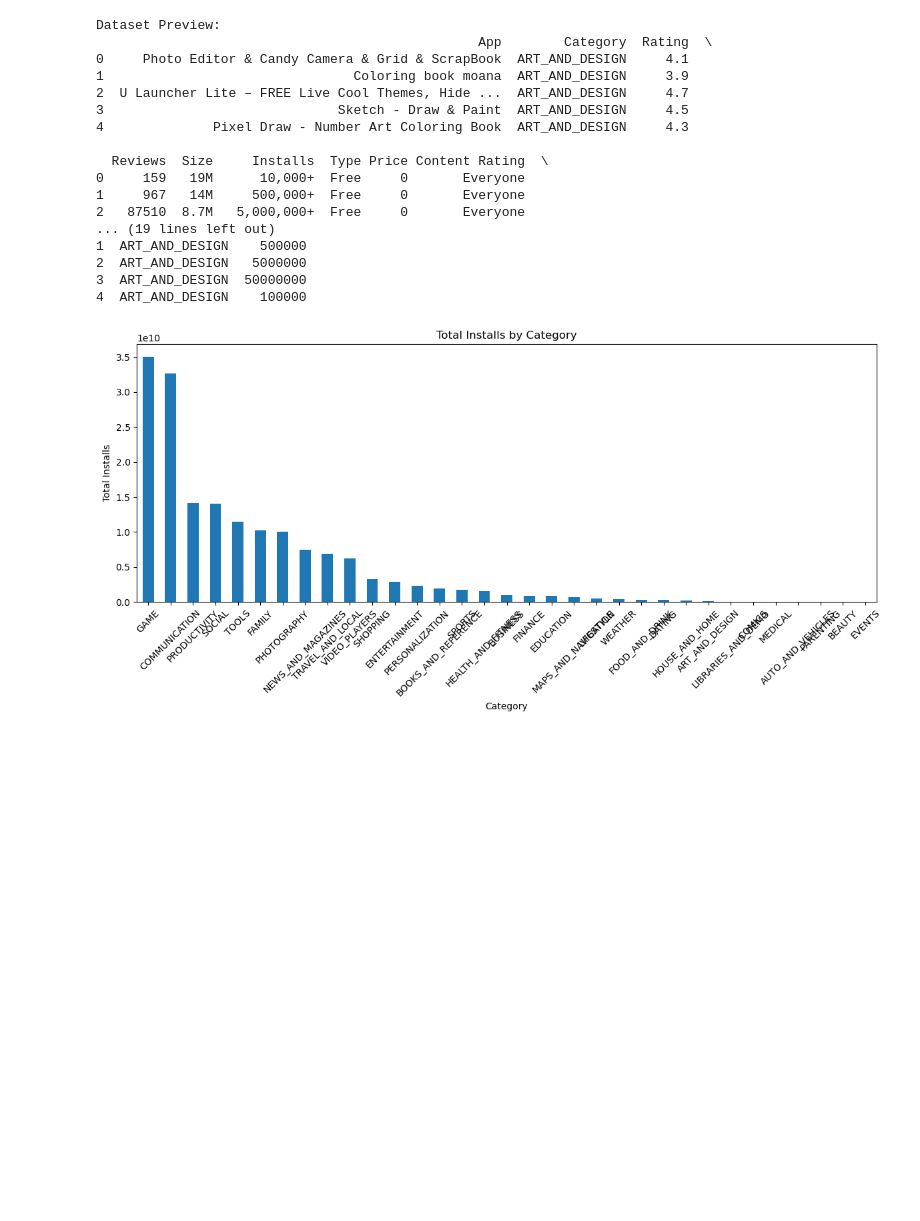
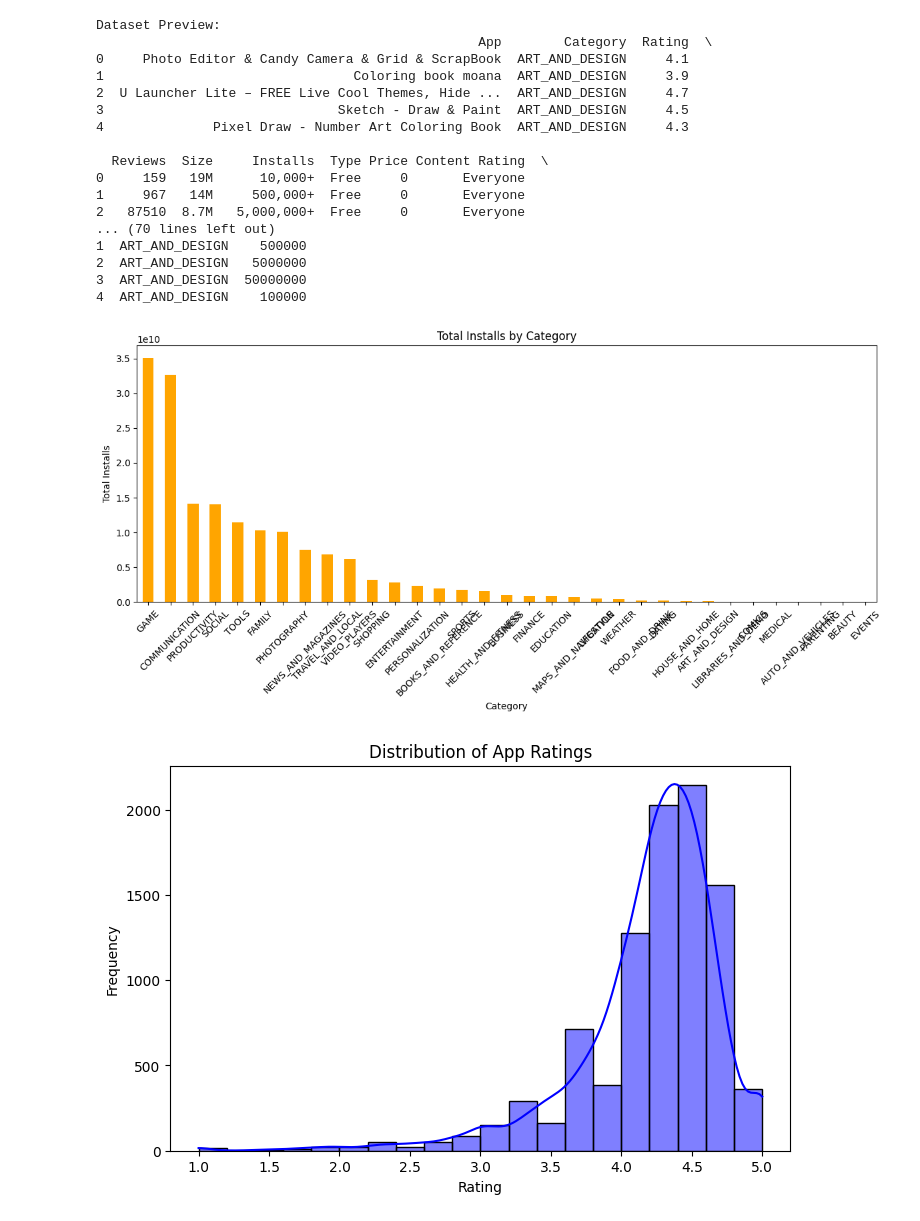
Before and after one commit to uabhanu/DataScientistRepo, a Jupyter notebook: GooglePlayAnalysis/notebooks/GooglePlayAnalysis.ipynb, the cells around one changed output. Saved outputs shown, nothing was run; the diff lists cells and outputs as text; code cells hidden in the pictures; blank space fills up the shorter version.

Commit message:
Google Play Store Analysis Project 1. Loading and Checkind Data Finished. 2. Modified code to increase readabiity which completed the exploring and explaining data part.

```diff
--- a/GooglePlayAnalysis/notebooks/GooglePlayAnalysis.ipynb
+++ b/GooglePlayAnalysis/notebooks/GooglePlayAnalysis.ipynb
@@ -11,43 +11,75 @@ df = pd.read_csv(data_path)
 print("Dataset Preview:")
 print(df.head())
 
+# Check for missing values and data types
+print("\nDataset Info:")
+print(df.info())
+
+# Generate summary statistics for numerical columns
+print("\nSummary Statistics:")
+print(df.describe())
+
+# Check unique values in each column
+print("\nUnique Value Counts:")
+print(df.nunique())
+
 # Clean the Installs column
 # Remove rows with non-numeric values in the Installs column
 df = df[df['Installs'].str.contains('^[0-9,]+\\+$', na=False)]  # Keep only rows with valid patterns
 df['Installs'] = df['Installs'].str.replace(',', '').str.replace('+', '').astype(int)
 
 # Verify the cleaned Installs column
-print("Cleaned Installs Column:")
+print("\nCleaned Installs Column:")
 print(df[['Category', 'Installs']].head())
 
 # Bar chart for installs by category
 category_stats = df.groupby('Category')['Installs'].sum().sort_values(ascending=False)
 
-# Plot the chart
+# Plot the bar chart
 plt.figure(figsize=(12, 6))
-category_stats.plot(kind='bar')
+category_stats.plot(kind='bar', color='orange')
 plt.title('Total Installs by Category')
 plt.xlabel('Category')
 plt.ylabel('Total Installs')
 plt.xticks(rotation=45)
 plt.tight_layout()
 plt.show()
+
+# Add a histogram for Ratings
+plt.figure(figsize=(8, 5))
+sns.histplot(df['Rating'].dropna(), bins=20, kde=True, color='blue')
+plt.title('Distribution of App Ratings')
+plt.xlabel('Rating')
+plt.ylabel('Frequency')
+plt.show()
+
+# Add a scatterplot for Reviews vs. Installs
+plt.figure(figsize=(10, 6))
+plt.scatter(df['Reviews'], df['Installs'], alpha=0.5, color='purple')
+plt.title('Reviews vs. Installs')
+plt.xlabel('Reviews')
+plt.ylabel('Installs')
+plt.xscale('log')
+plt.yscale('log')
+plt.grid(True, which="both", linestyle='--', linewidth=0.5)
+plt.show()
 # %% [output]
 Dataset Preview:
                                                  App        Category  Rating  \
 0     Photo Editor & Candy Camera & Grid & ScrapBook  ART_AND_DESIGN     4.1
 1                                Coloring book moana  ART_AND_DESIGN     3.9
 2  U Launcher Lite – FREE Live Cool Themes, Hide ...  ART_AND_DESIGN     4.7
 3                              Sketch - Draw & Paint  ART_AND_DESIGN     4.5
 4              Pixel Draw - Number Art Coloring Book  ART_AND_DESIGN     4.3
 
   Reviews  Size     Installs  Type Price Content Rating  \
 0     159   19M      10,000+  Free     0       Everyone
 1     967   14M     500,000+  Free     0       Everyone
 2   87510  8.7M   5,000,000+  Free     0       Everyone
-... (19 lines left out)
+... (70 lines left out)
 1  ART_AND_DESIGN    500000
 2  ART_AND_DESIGN   5000000
 3  ART_AND_DESIGN  50000000
 4  ART_AND_DESIGN    100000
-[figure, old version]
+[figure, new version]
+[figure, added]
```
Also changed, not shown: parts of 1 cell of this notebook.
